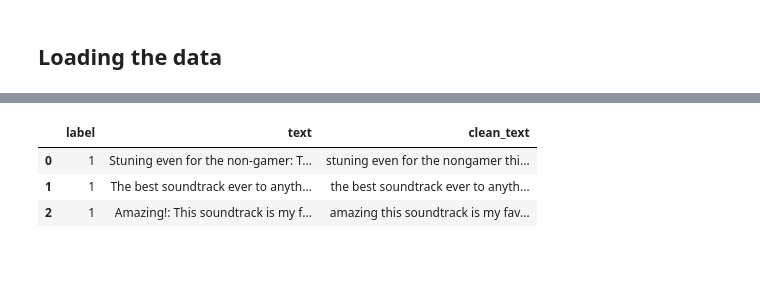
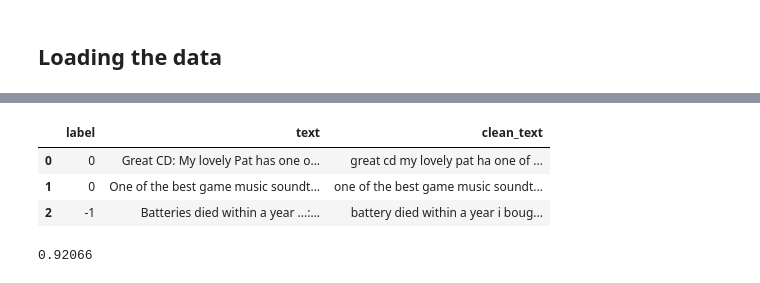
Before and after one commit to Jojo2813/sentiscope, a Jupyter notebook: notebooks/EDA_JB.ipynb, the cells around one changed output, grey strips where cells are left out. Saved outputs shown, nothing was run; the diff lists cells and outputs as text; code cells hidden in the pictures.

```diff
--- a/notebooks/EDA_JB.ipynb
+++ b/notebooks/EDA_JB.ipynb
@@ -83,3 +134,5 @@ Name: count, dtype: int64
+# %%
+test_df = pd.read_csv('../raw_data/raw_test_data.csv')
 # %%
 import string
 import re
@@ -127,7 +159,13 @@ df['clean_text'] = df['text'].apply(clean_text)
+# %%
+#Clean and vectorize test data
+test_df['clean_text'] = test_df['text'].apply(clean_text)
+# %%
+#Adjust labels. Maybe you have to execute this cell twice
+test_df['label'] = test_df['label'] -1
 # %%
-df.head(3)
+test_df.head(3)
 # %% [output]
 |  | label | text | clean_text |
-| 0 | 1 | Stuning even for the non-gamer: T... | stuning even for the nongamer thi... |
-| 1 | 1 | The best soundtrack ever to anyth... | the best soundtrack ever to anyth... |
-| 2 | 1 | Amazing!: This soundtrack is my f... | amazing this soundtrack is my fav... |
+| 0 | 0 | Great CD: My lovely Pat has one o... | great cd my lovely pat ha one of ... |
+| 1 | 0 | One of the best game music soundt... | one of the best game music soundt... |
+| 2 | -1 | Batteries died within a year ...:... | battery died within a year i boug... |
@@ -136,0 +178,4 @@ df.to_csv("../raw_data/train_df_ml_clean.csv", header = True, index = False)
+# %%
+accuracy_score(y_test, y_pred)
+# %% [output]
+0.92066
```
Also changed, not shown: parts of 48 cells of this notebook.
